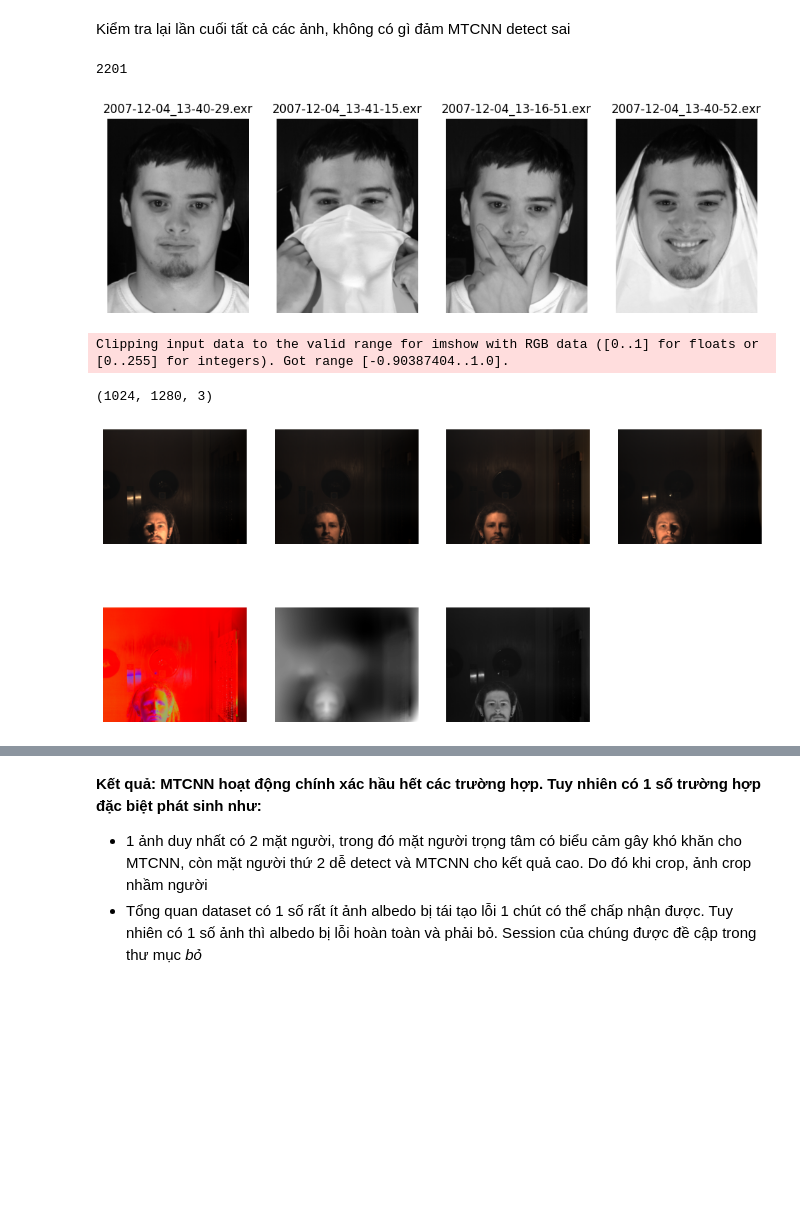
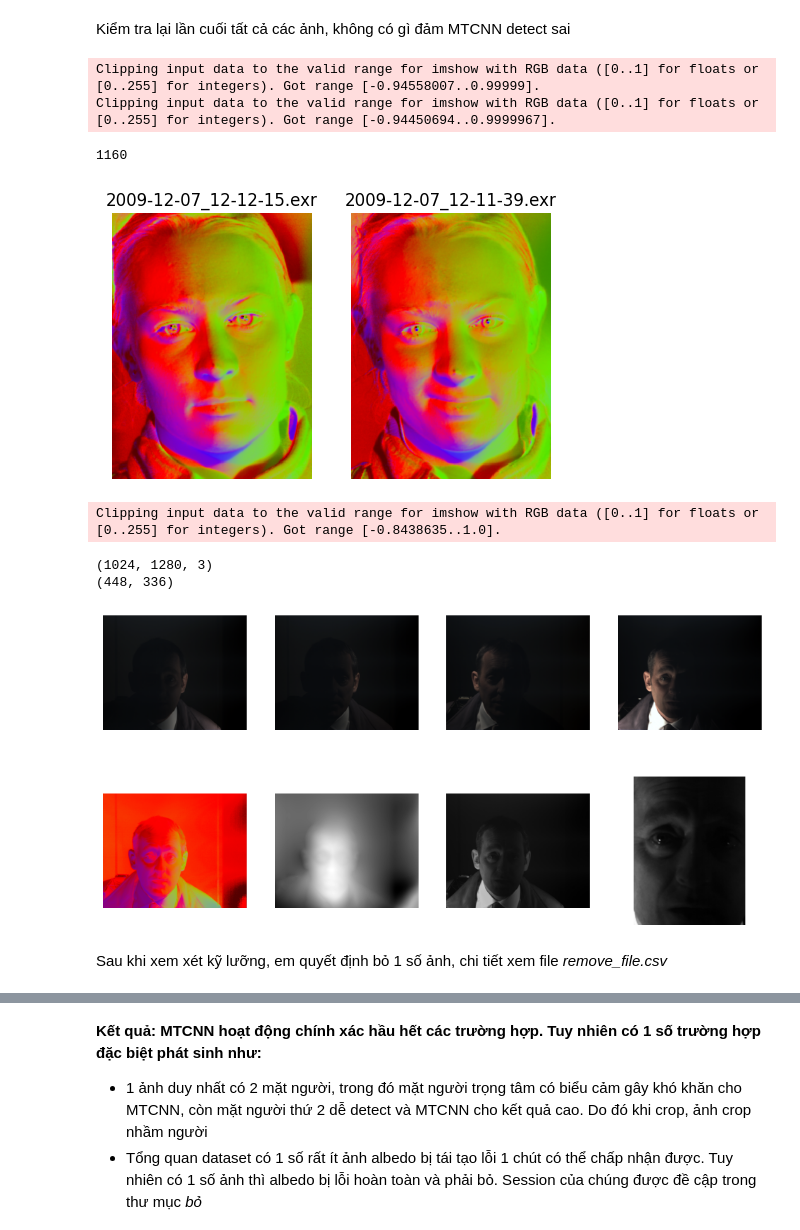
Before and after one commit to nkt780426/Bachelor-s-Project, a Jupyter notebook: preprocess/preprocess.ipynb, the cells around one changed output, grey strips where cells are left out. Saved outputs shown, nothing was run; the diff lists cells and outputs as text; code cells hidden in the pictures; blank space fills up the shorter version.

```diff
--- a/preprocess/preprocess.ipynb
+++ b/preprocess/preprocess.ipynb
@@ -1033,9 +1113,9 @@ for id in os.listdir(dest_folder):
 # %% [markdown]
 Kiểm tra lại lần cuối tất cả các ảnh, không có gì đảm MTCNN detect sai
 # %%
-dest_folder = '../3D_Dataset/Albedo'
+dest_folder = '../3D_Dataset/Normal_Map'
 
-id = 2201
+id = 1160
 # %%
 id_dir = os.path.join(dest_folder, str(id))
 number_images = len(os.listdir(id_dir))
@@ -1053,41 +1133,43 @@ if number_images !=1:
         plt.subplot(row, 6, index)
         plt.axis('off')
         plt.title(image_name)
-        plt.imshow(image, cmap='gray')
+        plt.imshow(cv2.cvtColor(image, cv2.COLOR_BGR2RGB))
         index += 1
 else:
     plt.figure(figsize=(10,6))
     for image_name in os.listdir(id_dir):
 
         image_path = os.path.join(id_dir, image_name)
         image = cv2.imread(image_path, cv2.IMREAD_UNCHANGED)
 
         base, _ = os.path.splitext(image_name)
 
         origin_image_path = os.path.join('../Photometric_DB', str(id), base)
 
         print(origin_image_path)
 
-        origin_image = cv2.imread(os.path.join(origin_image_path, 'albedo.exr'), cv2.IMREAD_UNCHANGED)
+        origin_image = cv2.imread(os.path.join(origin_image_path, 'normalmap.exr'), cv2.IMREAD_UNCHANGED)
 
         plt.subplot(1,2,1)
-        plt.imshow(image, cmap ='gray')
+        plt.imshow(cv2.cvtColor(image, cv2.COLOR_BGR2RGB))
         plt.title('crop')
         plt.axis('off')
 
         plt.subplot(1,2,2)
-        plt.imshow(origin_image, cmap='gray')
+        plt.imshow(cv2.cvtColor(origin_image, cv2.COLOR_BGR2RGB))
         plt.title('origin')
         plt.axis('off')
 
 print(id)
 id += 1
 plt.show()
 # %% [output]
-2201
+Clipping input data to the valid range for imshow with RGB data ([0..1] for floats or [0..255] for integers). Got range [-0.94558007..0.99999].
+Clipping input data to the valid range for imshow with RGB data ([0..1] for floats or [0..255] for integers). Got range [-0.94450694..0.9999967].
+1160
-[figure, old version]
+[figure, new version]
 # %%
-session = '../Photometric_DB/1187/2007-12-12_17-27-39'
+session = '../Photometric_DB/2060/2008-02-21_16-56-43'
 
 im0 = cv2.cvtColor(cv2.imread(os.path.join(session, 'im0.bmp')), cv2.COLOR_BGR2RGB)
 im1 = cv2.cvtColor(cv2.imread(os.path.join(session, 'im1.bmp')), cv2.COLOR_BGR2RGB)
@@ -1095,6 +1177,7 @@ im2 = cv2.cvtColor(cv2.imread(os.path.join(session, 'im2.bmp')), cv2.COLOR_BGR2R
 im3 = cv2.cvtColor(cv2.imread(os.path.join(session, 'im3.bmp')), cv2.COLOR_BGR2RGB)
 normal_map = cv2.imread(os.path.join(session, 'normalmap.exr'), cv2.IMREAD_UNCHANGED)
 albedo = cv2.imread(os.path.join(session, 'albedo.exr'), cv2.IMREAD_UNCHANGED)
+albedo_crop = cv2.imread(os.path.join(session, 'albedo_crop.exr'), cv2.IMREAD_UNCHANGED)
 depth_map = cv2.imread(os.path.join(session, 'depthmap.exr'), cv2.IMREAD_UNCHANGED)
 
 print(im0.shape)
@@ -1128,8 +1211,14 @@ plt.subplot(2,4,7)
 plt.imshow(albedo, cmap='gray')
 plt.axis('off')
 
+plt.subplot(2,4,8)
+plt.imshow(albedo_crop, cmap='gray')
+plt.axis('off')
+print(albedo_crop.shape)
+
 plt.show()
 # %% [output]
-Clipping input data to the valid range for imshow with RGB data ([0..1] for floats or [0..255] for integers). Got range [-0.90387404..1.0].
+Clipping input data to the valid range for imshow with RGB data ([0..1] for floats or [0..255] for integers). Got range [-0.8438635..1.0].
 (1024, 1280, 3)
+(448, 336)
-[figure, old version]
+[figure, new version]
@@ -1135,0 +1247,2 @@ Clipping input data to the valid range for imshow with RGB data ([0..1] for floa
+# %% [markdown]
+Sau khi xem xét kỹ lưỡng, em quyết định bỏ 1 số ảnh, chi tiết xem file *remove_file.csv*
```
Also changed, not shown: parts of 15 cells of this notebook, 17 other files.
